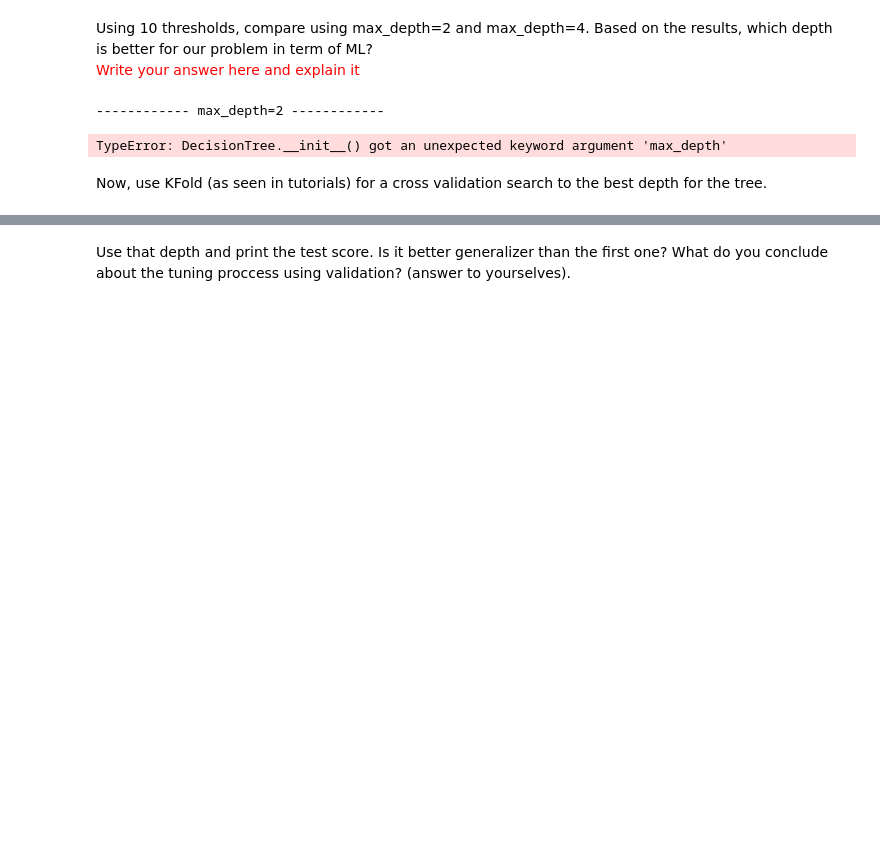
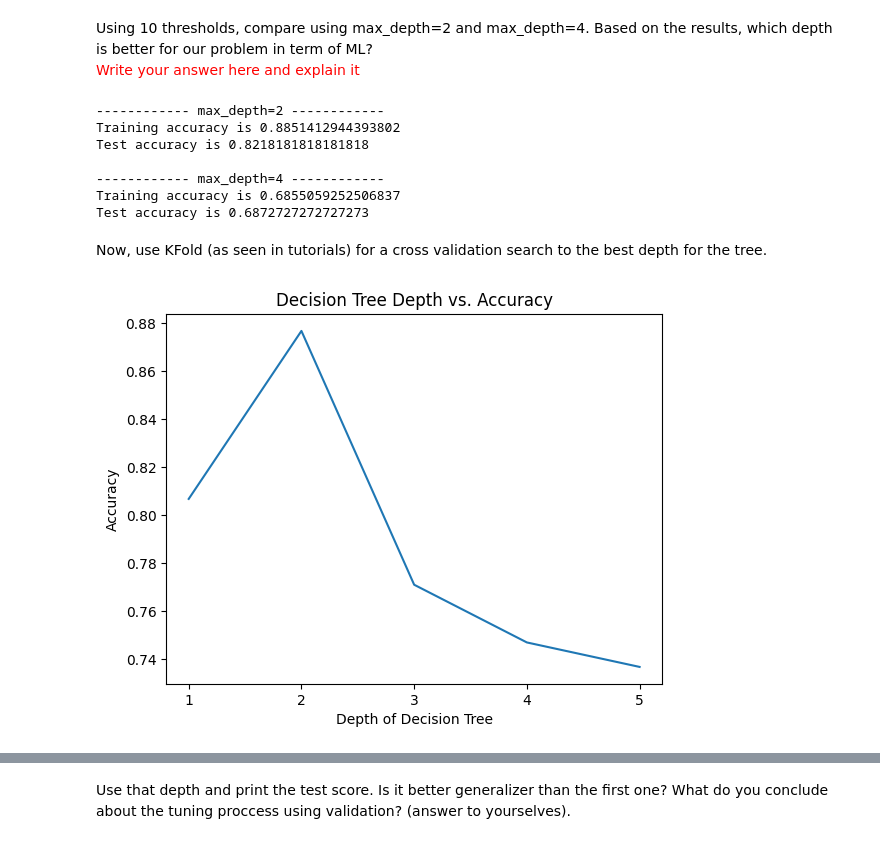
Before and after one commit to estivengrx/Freelancer-2, a Jupyter notebook: HW3-09-07-2024/HW3.ipynb, the cells around one changed output, grey strips where cells are left out. Cells and saved outputs as stored; diff of their text form; code cells hidden in the pictures; blank space fills up the shorter version.

Commit message:
feat: Modified code for decision tree, now it is working

```diff
--- a/HW3-09-07-2024/HW3.ipynb
+++ b/HW3-09-07-2024/HW3.ipynb
@@ -657,32 +691,64 @@ Using 10 thresholds, compare using max_depth=2 and max_depth=4. Based on the res
 <font color='red'>Write your answer here and explain it</font>
 # %%
 from sklearn.model_selection import train_test_split
+
+# Assuming `data` is your dataset DataFrame
 train, test = train_test_split(data, test_size=0.2, random_state=42)
 
 for depth in [2, 4]:
-  print(f"------------ max_depth={depth} ------------")
-  # Implement here
-  print(f'Training accuracy is {acc}')
+    print(f"------------ max_depth={depth} ------------")
+    model = DecisionTree(max_depth=depth)
+    model.fit(train)
+    train_predictions = model.predict(train.iloc[:, :-1])
+    test_predictions = model.predict(test.iloc[:, :-1])
 
-  # Implement here
-  print(f'Test accuracy is {acc}')
-  print()
+    # Calculate accuracy
+    train_accuracy = np.mean(train_predictions == train.iloc[:, -1])
+    test_accuracy = np.mean(test_predictions == test.iloc[:, -1])
+
+    print(f'Training accuracy is {train_accuracy}')
+    print(f'Test accuracy is {test_accuracy}')
+    print()
 # %% [output]
 ------------ max_depth=2 ------------
+Training accuracy is 0.8851412944393802
+Test accuracy is 0.8218181818181818
+
+------------ max_depth=4 ------------
+Training accuracy is 0.6855059252506837
+Test accuracy is 0.6872727272727273
-TypeError: DecisionTree.__init__() got an unexpected keyword argument 'max_depth'
 # %% [markdown]
 Now, use KFold (as seen in tutorials) for a cross validation search to the best depth for the tree.
 # %%
 from sklearn.model_selection import KFold
 from tqdm import tqdm
 import matplotlib.pyplot as plt
 
 kf = KFold(n_splits=5, shuffle=True, random_state=42)
 accs = []
 
-for depth in tqdm(range(1,6)):
-    # Implement here
+for depth in tqdm(range(1, 6)):
+    fold_accs = []
+    for train_index, test_index in kf.split(data):
+        train_data, test_data = data.iloc[train_index], data.iloc[test_index]
 
-plt.plot(range(1,6), accs)
-plt.xticks(range(1,6))
+        tree = DecisionTree(max_depth=depth)
+        tree.fit(train_data)
+
+        predictions = tree.predict(test_data.iloc[:, :-1])
+        actuals = test_data.iloc[:, -1].values
+
+        accuracy = np.mean(predictions == actuals)
+        fold_accs.append(accuracy)
+
+    avg_acc = np.mean(fold_accs)
+    accs.append(avg_acc)
+
+plt.plot(range(1, 6), accs)
+plt.xlabel('Depth of Decision Tree')
+plt.ylabel('Accuracy')
+plt.xticks(range(1, 6))
+plt.title('Decision Tree Depth vs. Accuracy')
 plt.show()
+# %% [output]
+[figure, added]
```
Also changed, not shown: parts of 4 cells of this notebook.
